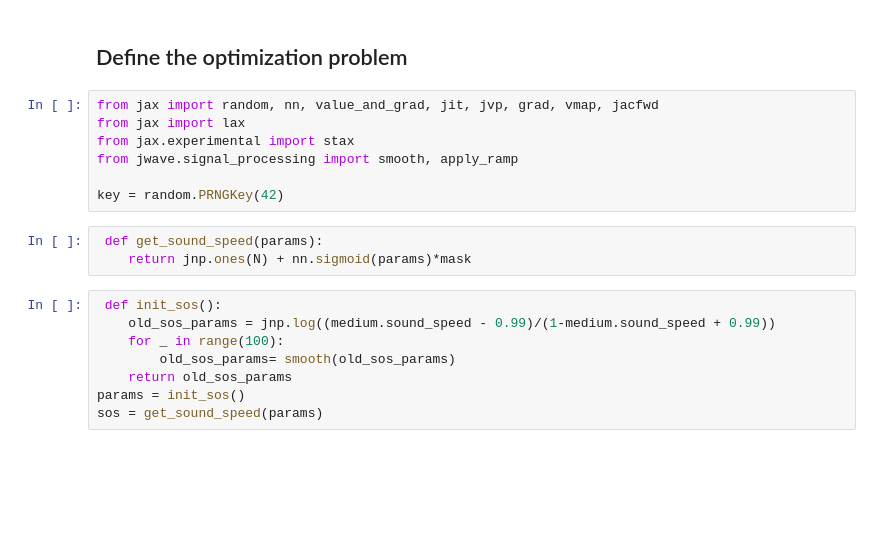
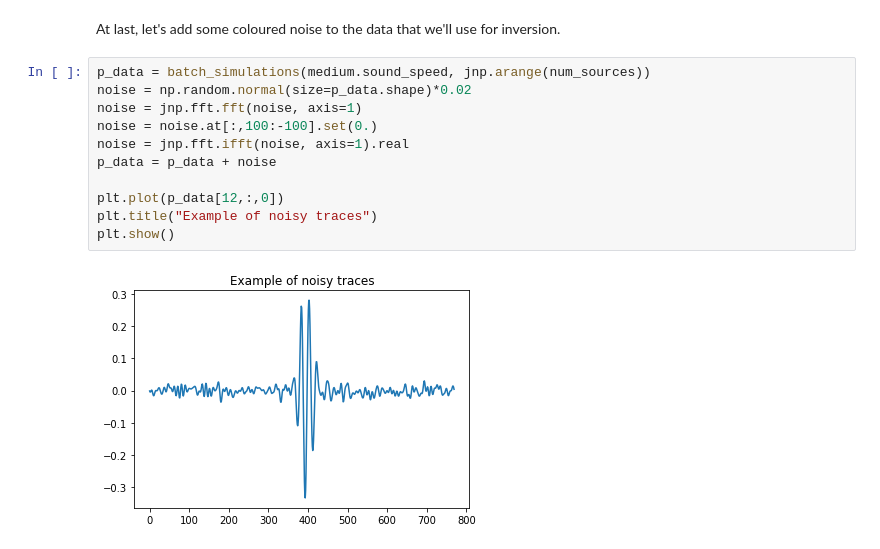
Before and after one commit to ucl-bug/jwave, a Jupyter notebook: docs/notebooks/FWI.ipynb, the cells around one changed output. Drawn from its saved outputs; the diff is of its cells as text; blank space fills up the shorter version.

```diff
--- a/docs/notebooks/FWI.ipynb
+++ b/docs/notebooks/FWI.ipynb
@@ -141,20 +151,15 @@ batch_simulations(medium.sound_speed, jnp.arange(num_sources))
-# %% [markdown]
-## Define the optimization problem
-# %%
-from jax import random, nn, value_and_grad, jit, jvp, grad, vmap, jacfwd
-from jax import lax
-from jax.experimental import stax
-from jwave.signal_processing import smooth, apply_ramp
-
-key = random.PRNGKey(42)
-# %%
- def get_sound_speed(params):
-    return jnp.ones(N) + nn.sigmoid(params)*mask
-# %%
- def init_sos():
-    old_sos_params = jnp.log((medium.sound_speed - 0.99)/(1-medium.sound_speed + 0.99))
-    for _ in range(100):
-        old_sos_params= smooth(old_sos_params)
-    return old_sos_params
-params = init_sos()
-sos = get_sound_speed(params)
+# %% [markdown]
+At last, let's add some coloured noise to the data that we'll use for inversion.
+# %%
+p_data = batch_simulations(medium.sound_speed, jnp.arange(num_sources))
+noise = np.random.normal(size=p_data.shape)*0.02
+noise = jnp.fft.fft(noise, axis=1)
+noise = noise.at[:,100:-100].set(0.)
+noise = jnp.fft.ifft(noise, axis=1).real
+p_data = p_data + noise
+
+plt.plot(p_data[12,:,0])
+plt.title("Example of noisy traces")
+plt.show()
+# %% [output]
+[figure, added]
```
Also changed, not shown: parts of 40 cells of this notebook, 1 other file.
